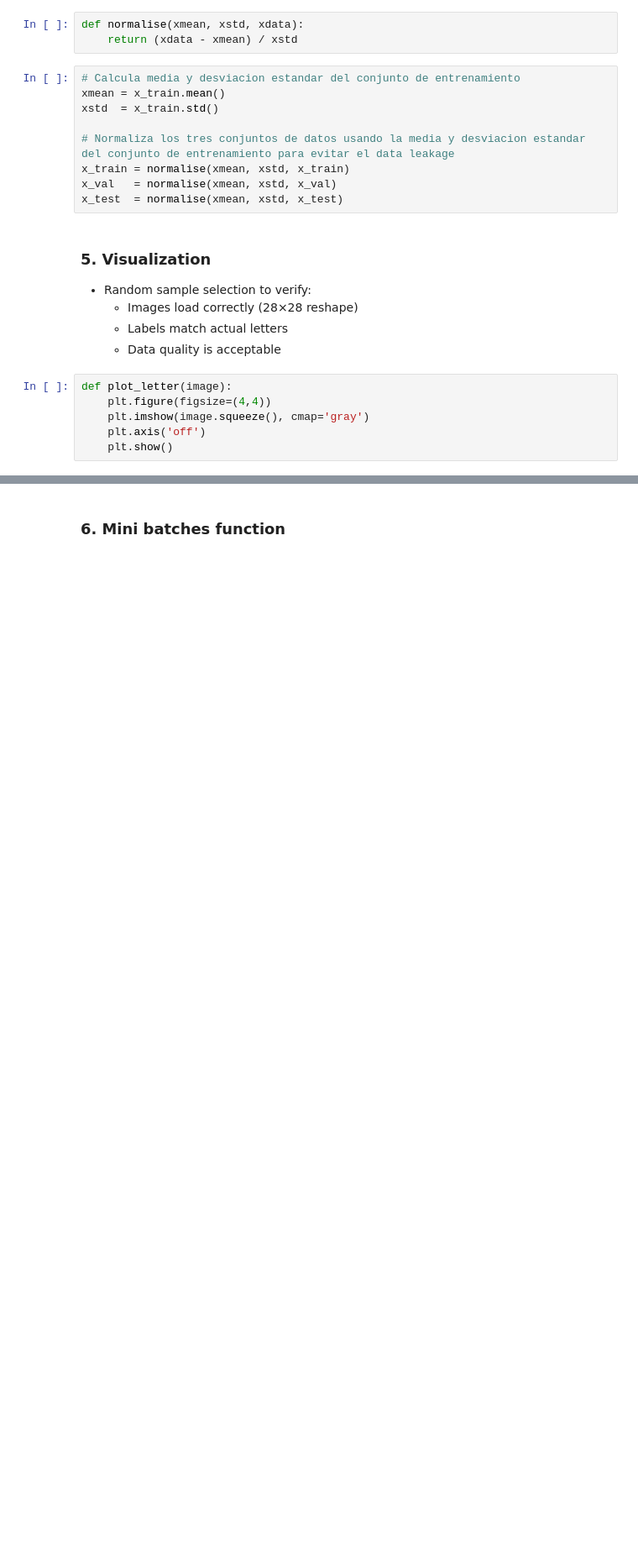
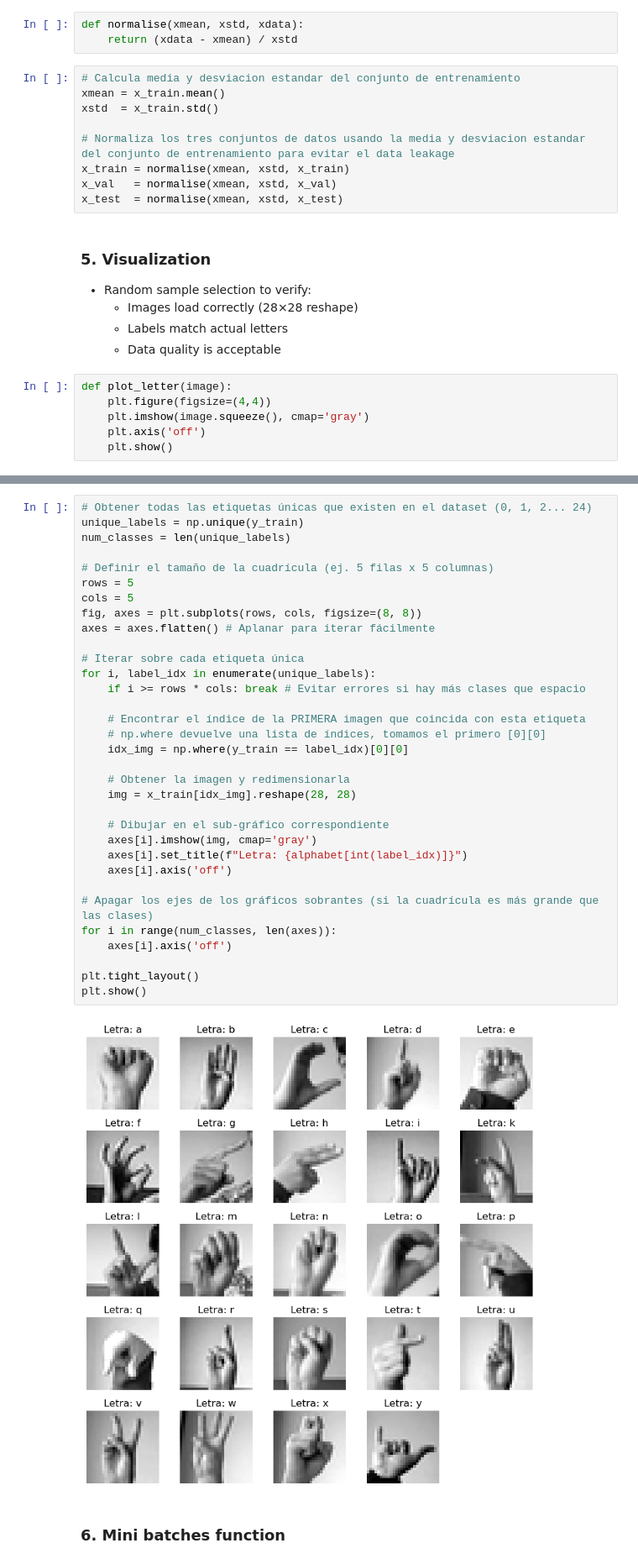
Before and after one commit to LudwigVI/TC_5033_course_HW, a Jupyter notebook: A1b_DL_TC5033.ipynb, the cells around one changed output, grey strips where cells are left out. Shown at 84% size. Cells and saved outputs as stored; diff of their text form; blank space fills up the shorter version.

Commit message:
names and alphabet grid

```diff
--- a/A1b_DL_TC5033.ipynb
+++ b/A1b_DL_TC5033.ipynb
@@ -220,3 +221,38 @@ La imagen muestreada representa la letra 's'
+# %%
+# Obtener todas las etiquetas únicas que existen en el dataset (0, 1, 2... 24)
+unique_labels = np.unique(y_train)
+num_classes = len(unique_labels)
+
+# Definir el tamaño de la cuadrícula (ej. 5 filas x 5 columnas)
+rows = 5
+cols = 5
+fig, axes = plt.subplots(rows, cols, figsize=(8, 8))
+axes = axes.flatten() # Aplanar para iterar fácilmente
+
+# Iterar sobre cada etiqueta única
+for i, label_idx in enumerate(unique_labels):
+    if i >= rows * cols: break # Evitar errores si hay más clases que espacio
+
+    # Encontrar el índice de la PRIMERA imagen que coincida con esta etiqueta
+    # np.where devuelve una lista de índices, tomamos el primero [0][0]
+    idx_img = np.where(y_train == label_idx)[0][0]
+
+    # Obtener la imagen y redimensionarla
+    img = x_train[idx_img].reshape(28, 28)
+
+    # Dibujar en el sub-gráfico correspondiente
+    axes[i].imshow(img, cmap='gray')
+    axes[i].set_title(f"Letra: {alphabet[int(label_idx)]}")
+    axes[i].axis('off')
+
+# Apagar los ejes de los gráficos sobrantes (si la cuadrícula es más grande que las clases)
+for i in range(num_classes, len(axes)):
+    axes[i].axis('off')
+
+plt.tight_layout()
+plt.show()
+# %% [output]
+[figure, added]
 # %% [markdown]
 ### 6. Mini batches function
 # %% [markdown]
```
Also changed, not shown: parts of 4 cells of this notebook.
